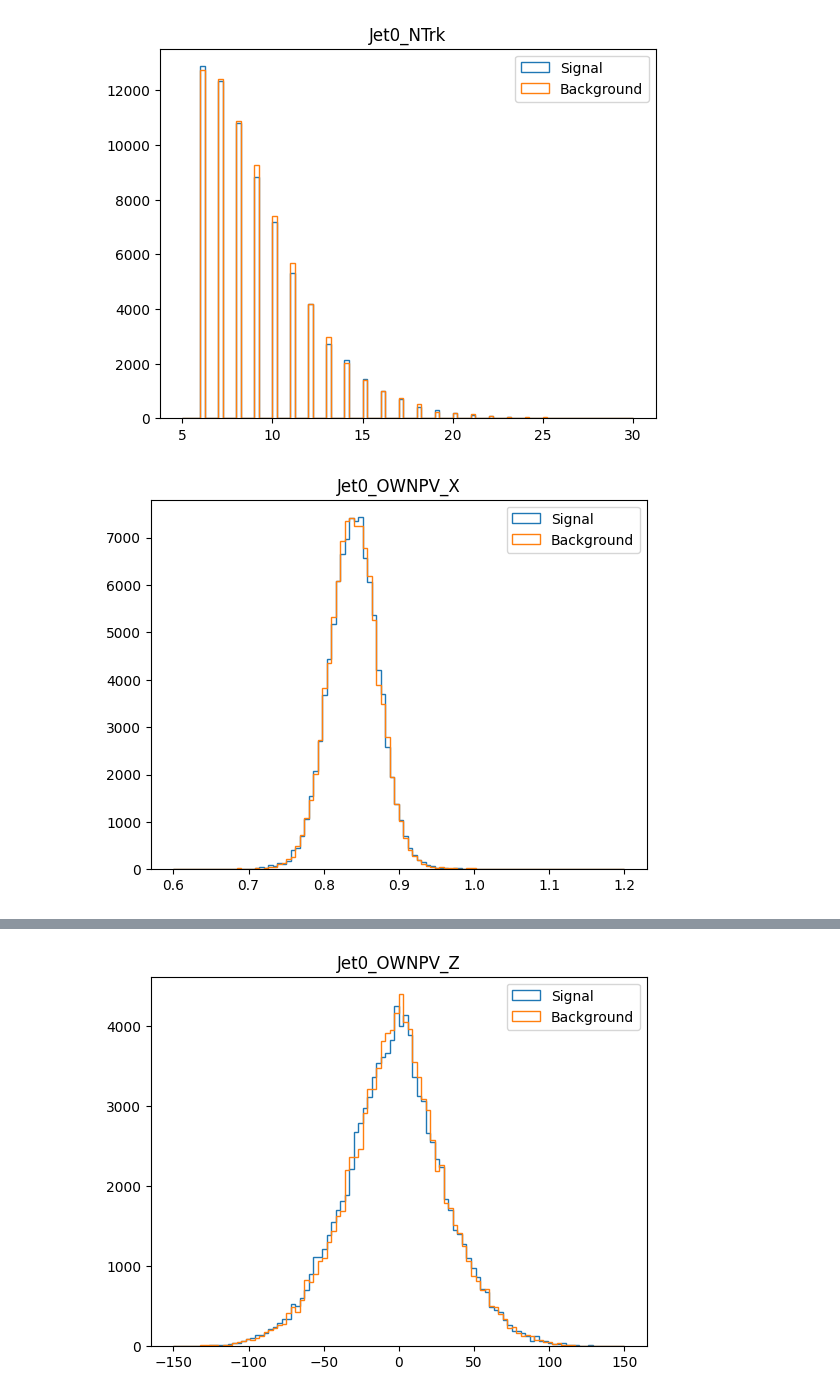
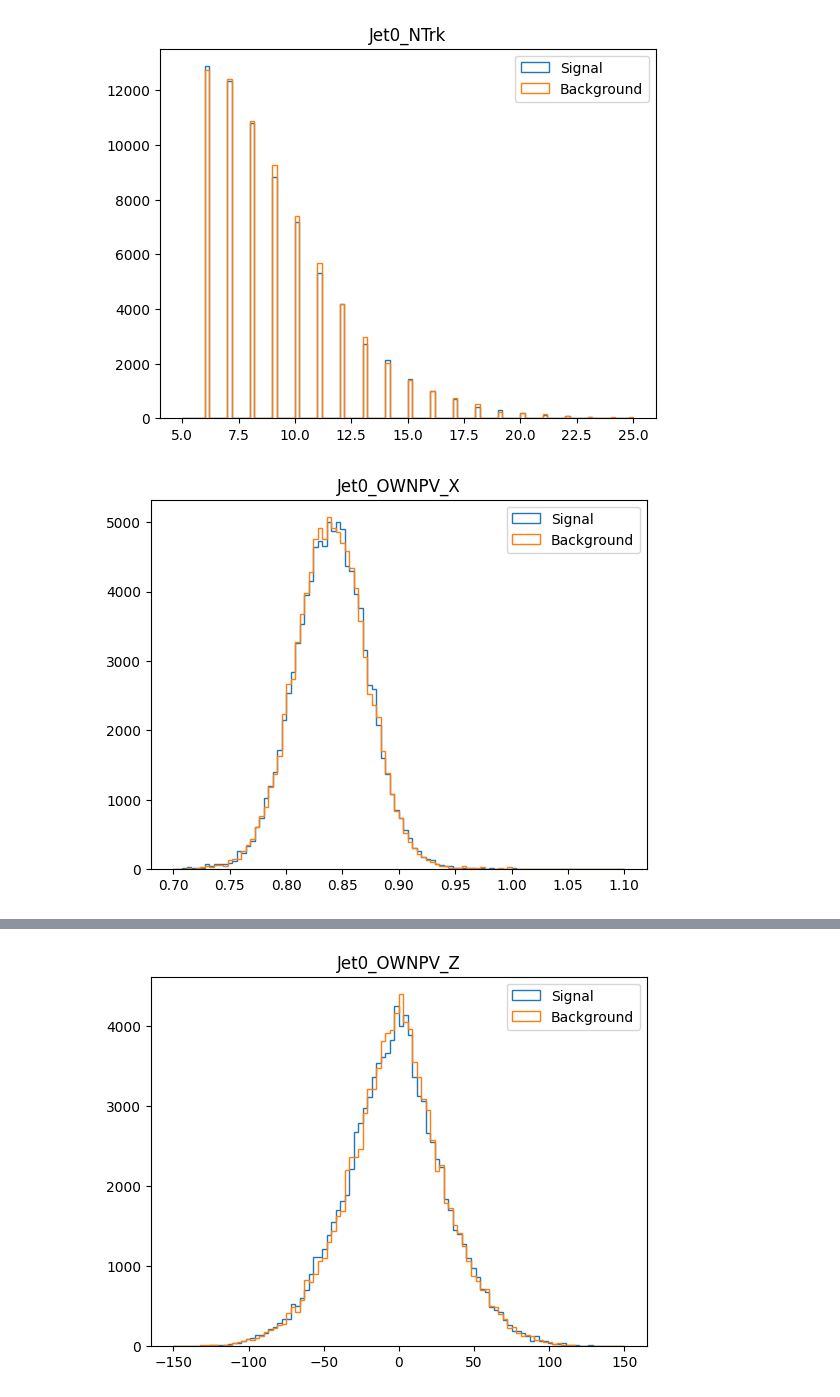
Before and after one commit to gpesticci/Jet-GNN, a Jupyter notebook: jetgnn.ipynb, the cells around one changed output, grey strips where cells are left out. Cells and saved outputs as stored; diff of their text form; code cells hidden in the pictures.

```diff
--- a/jetgnn.ipynb
+++ b/jetgnn.ipynb
@@ -67,21 +67,21 @@ plt.legend(['Signal', 'Background']);
 # %%
 # only plot Jet0_NTrk > 5
 dfcut = df[df.Jet0_NTrk > 5]
 df2cut = df2[df2.Jet0_NTrk > 5]
 
-plt.hist(dfcut.Jet0_NTrk, label='Signal', bins=100, range=[5,30], histtype='step')
-plt.hist(df2cut.Jet0_NTrk, label='Background', bins=100, range=[5,30], histtype='step')
+plt.hist(dfcut.Jet0_NTrk, label='Signal', bins=100, range=[5,25], histtype='step')
+plt.hist(df2cut.Jet0_NTrk, label='Background', bins=100, range=[5,25], histtype='step')
 plt.legend(loc='best')
 plt.title('Jet0_NTrk');
 # %% [output]
-[figure, old version]
+[figure, new version]
 # %%
 # plot of OWNPV X
-plt.hist(df.Jet0_OWNPV_X, label='Signal', bins=100, range=[0.6,1.2], histtype='step')
-plt.hist(df2.Jet0_OWNPV_X, label='Background', bins=100, range=[0.6,1.2], histtype='step')
+plt.hist(df.Jet0_OWNPV_X, label='Signal', bins=100, range=[0.7,1.1], histtype='step')
+plt.hist(df2.Jet0_OWNPV_X, label='Background', bins=100, range=[0.7,1.1], histtype='step')
 plt.legend(loc='best')
 plt.title('Jet0_OWNPV_X');
 # %% [output]
-[figure, old version]
+[figure, new version]
 # %%
 # plot of Jet0_OWNPV_Y
```
Also changed, not shown: parts of 10 cells of this notebook.
